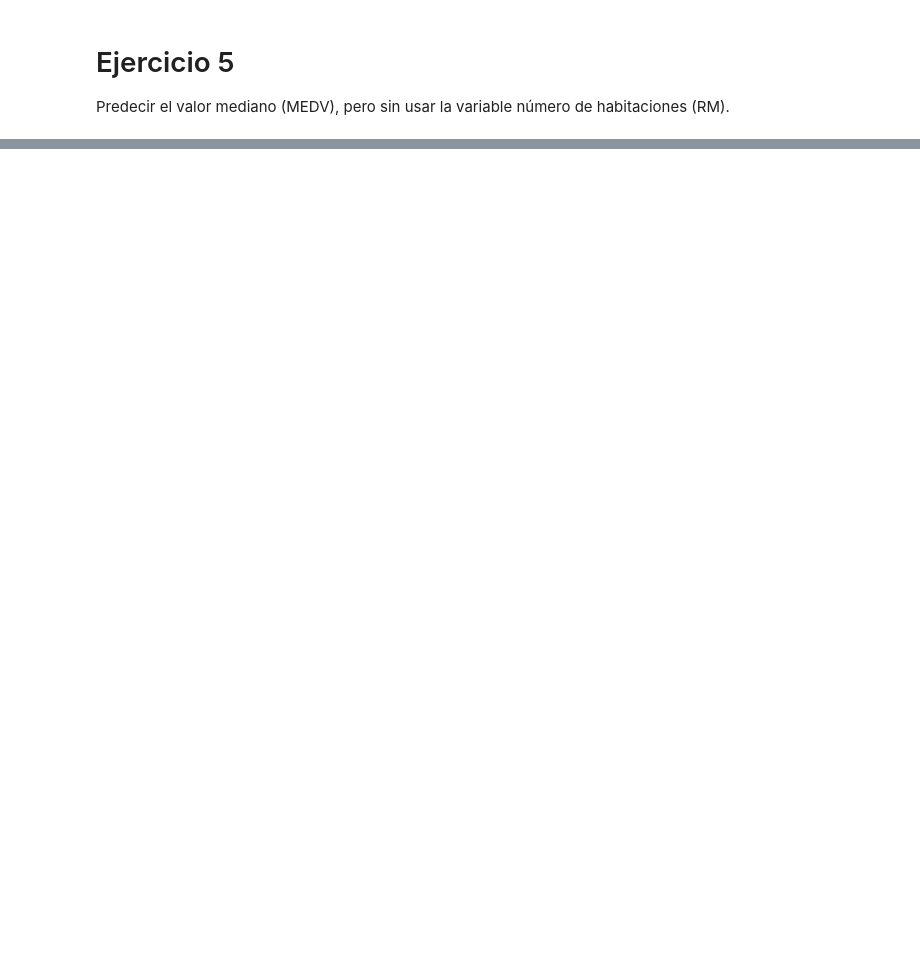
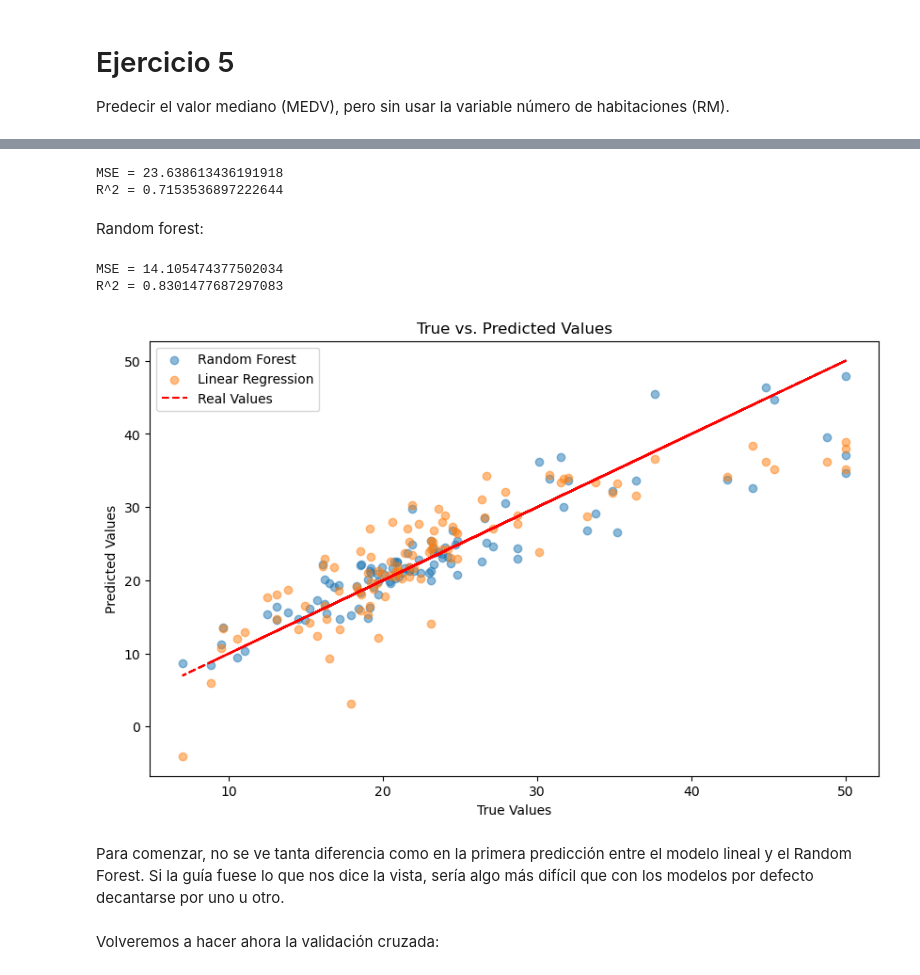
Before and after one commit to karel10/ML_regressions, a Jupyter notebook: Tarea M6 T01.ipynb, the cells around one changed output, grey strips where cells are left out. Saved outputs shown, nothing was run; the diff lists cells and outputs as text; code cells hidden in the pictures; blank space fills up the shorter version.

```diff
--- a/Tarea M6 T01.ipynb
+++ b/Tarea M6 T01.ipynb
@@ -977,0 +952,3 @@ Esto equivale a unos 11000 dólares de precio mediano de una vivienda con los va
+# %%
+X_train_no_RM = X_train.drop(["RM"], axis=1)
+X_train_no_RM.head(1)  # Y_train será la misma del inicio.
@@ -977,0 +958,6 @@ Esto equivale a unos 11000 dólares de precio mediano de una vivienda con los va
+# %%
+# Creamos dos regresores nuevos para "train test" sin RM
+
+regresion_lineal_no_RM = LinearRegression()
+
+regresion_rf_no_RM = grid_search.best_estimator_
@@ -977,0 +966,53 @@ Esto equivale a unos 11000 dólares de precio mediano de una vivienda con los va
+# %%
+# Entrenamos el regresor para la aproximación train-test
+regresion_lineal_no_RM.fit(X_train_no_RM, Y_train)
+Y_pred_lineal_no_RM = regresion_lineal_no_RM.predict(X_test_no_RM)
+# %%
+# MSE
+mse_lineal_no_RM = mean_squared_error(Y_test, Y_pred_lineal_no_RM)
+print('MSE = '+str(mse_lineal_no_RM))
+# R^2
+r2_lineal_no_RM = r2_score(Y_test, Y_pred_lineal_no_RM)
+print('R^2 = ' + str(r2_lineal_no_RM))
+# %% [output]
+MSE = 23.638613436191918
+R^2 = 0.7153536897222644
+# %% [markdown]
+Random forest:
+# %%
+# Entrenamos el regresor para la aproximación train-test
+regresion_rf_no_RM.fit(X_train_no_RM, Y_train)
+Y_pred_rf_no_RM = regresion_rf_no_RM.predict(X_test_no_RM)
+# %%
+# MSE
+mse_rf_no_RM = mean_squared_error(Y_test, Y_pred_rf_no_RM)
+print('MSE = '+str(mse_rf_no_RM))
+# R^2
+r2_rf_no_RM = r2_score(Y_test, Y_pred_rf_no_RM)
+print('R^2 = ' + str(r2_rf_no_RM))
+# %% [output]
+MSE = 14.105474377502034
+R^2 = 0.8301477687297083
+# %%
+plt.figure(figsize=(10, 6))
+
+# Random Forest predictions
+plt.scatter(Y_test, Y_pred_rf_no_RM, alpha=0.5, label='Random Forest')
+
+# Linear Regression predictions
+plt.scatter(Y_test, Y_pred_lineal_no_RM, alpha=0.5, label='Linear Regression')
+
+# Recta valores reales
+plt.plot(Y_test, Y_test, color='red', linestyle='--', label='Real Values')
+
+plt.title('True vs. Predicted Values')
+plt.xlabel('True Values')
+plt.ylabel('Predicted Values')
+plt.legend()
+plt.show()
+# %% [output]
+[figure, added]
+# %% [markdown]
+Para comenzar, no se ve tanta diferencia como en la primera predicción entre el modelo lineal y el Random Forest. Si la guía fuese lo que nos dice la vista, sería algo más difícil que con los modelos por defecto decantarse por uno u otro.
+# %% [markdown]
+Volveremos a hacer ahora la validación cruzada:
```
Also changed, not shown: parts of 120 cells of this notebook.
